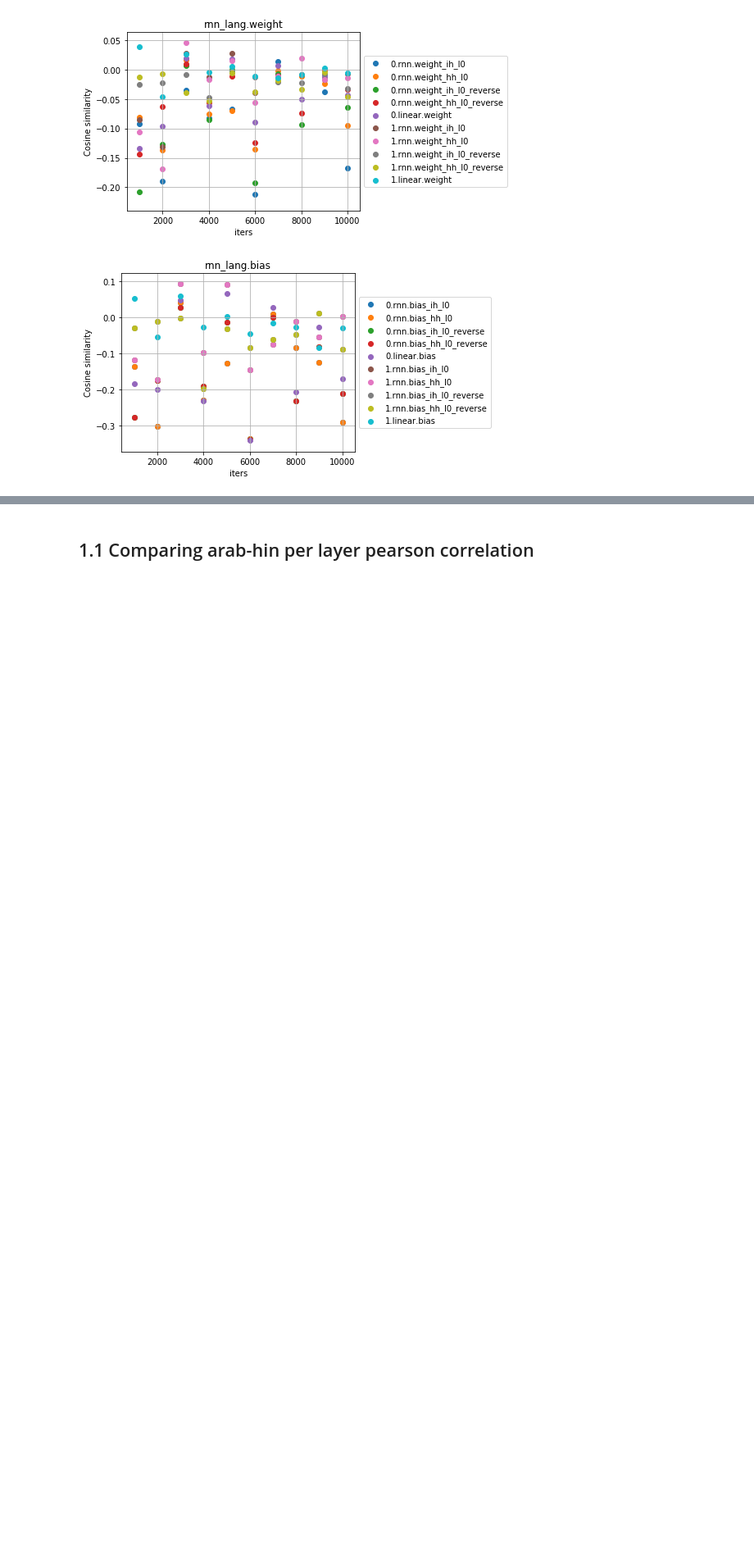
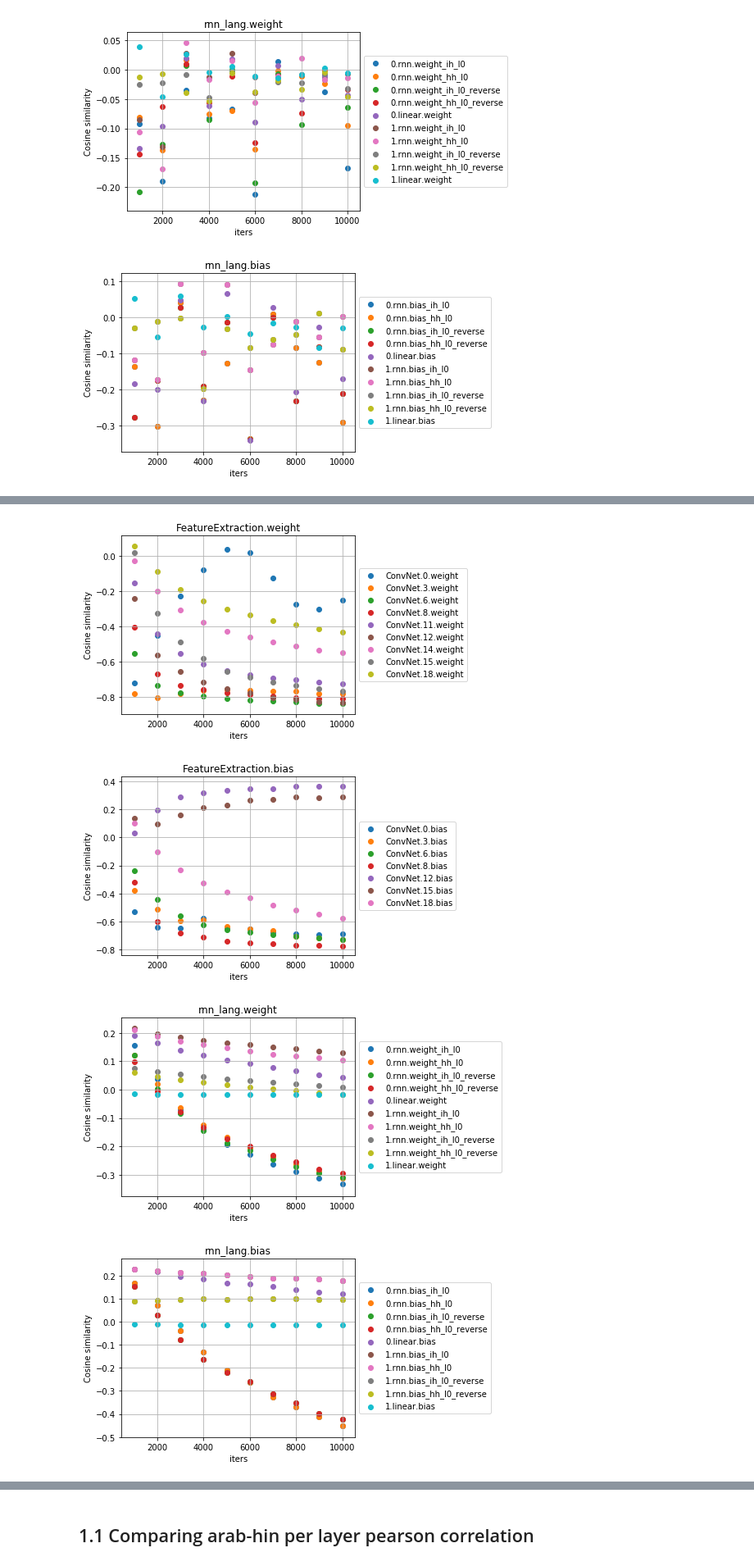
Before and after one commit to rahzaazhar/PAN-PSEnet, a Jupyter notebook: Recognition/GradViz.ipynb, the cells around one changed output, grey strips where cells are left out. Shown at 82% size. Saved outputs shown, nothing was run; the diff lists cells and outputs as text; code cells hidden in the pictures; blank space fills up the shorter version.

Commit message:
average grad vz

```diff
--- a/Recognition/GradViz.ipynb
+++ b/Recognition/GradViz.ipynb
@@ -133 +145,8 @@ multiplot(x,grad_sims_AH)
+# %%
+multiplot(x,grad_sims_BH)
+# %% [output]
+[figure, added]
+[figure, added]
+[figure, added]
+[figure, added]
 # %%
```
Also changed, not shown: parts of 22 cells of this notebook.
